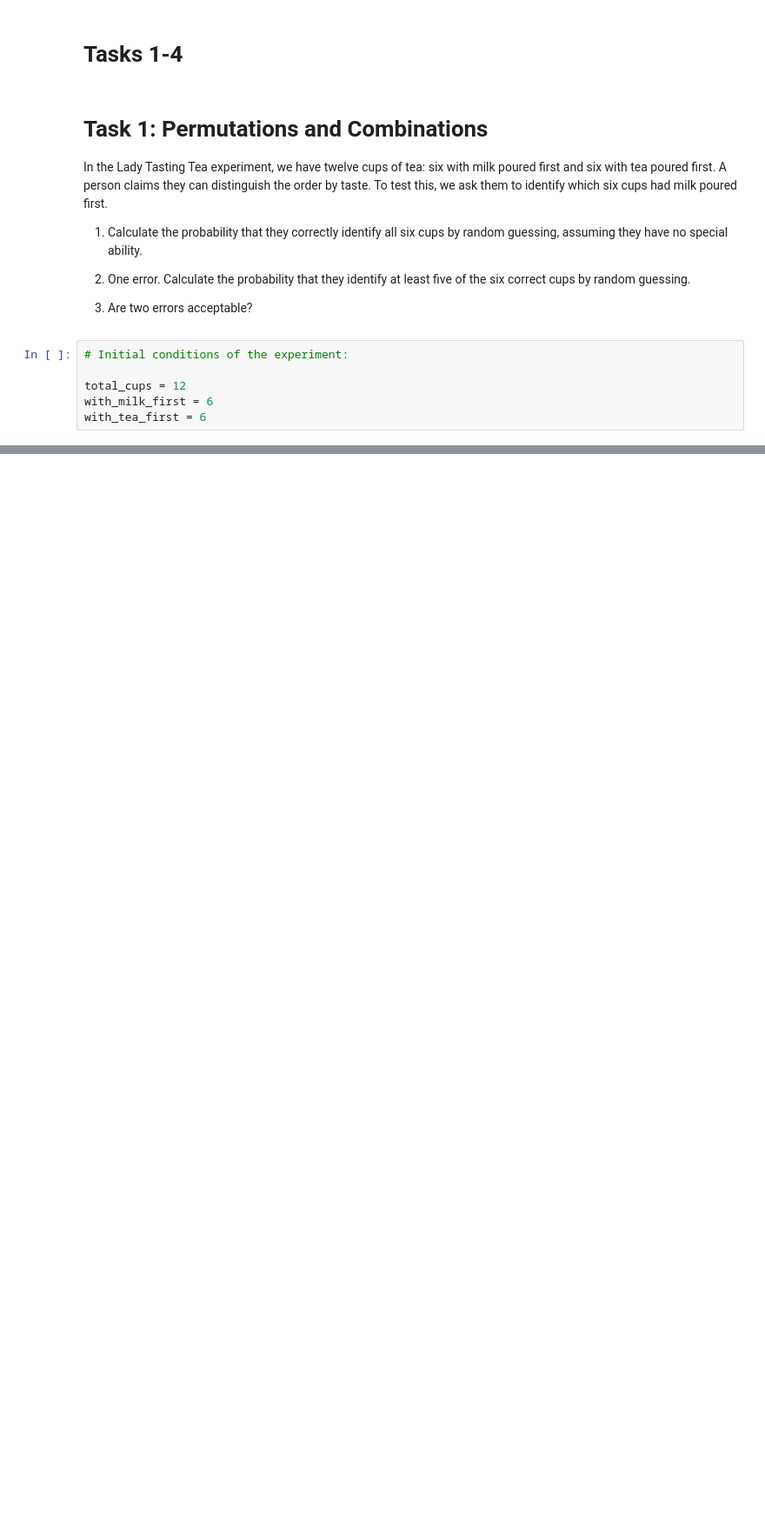
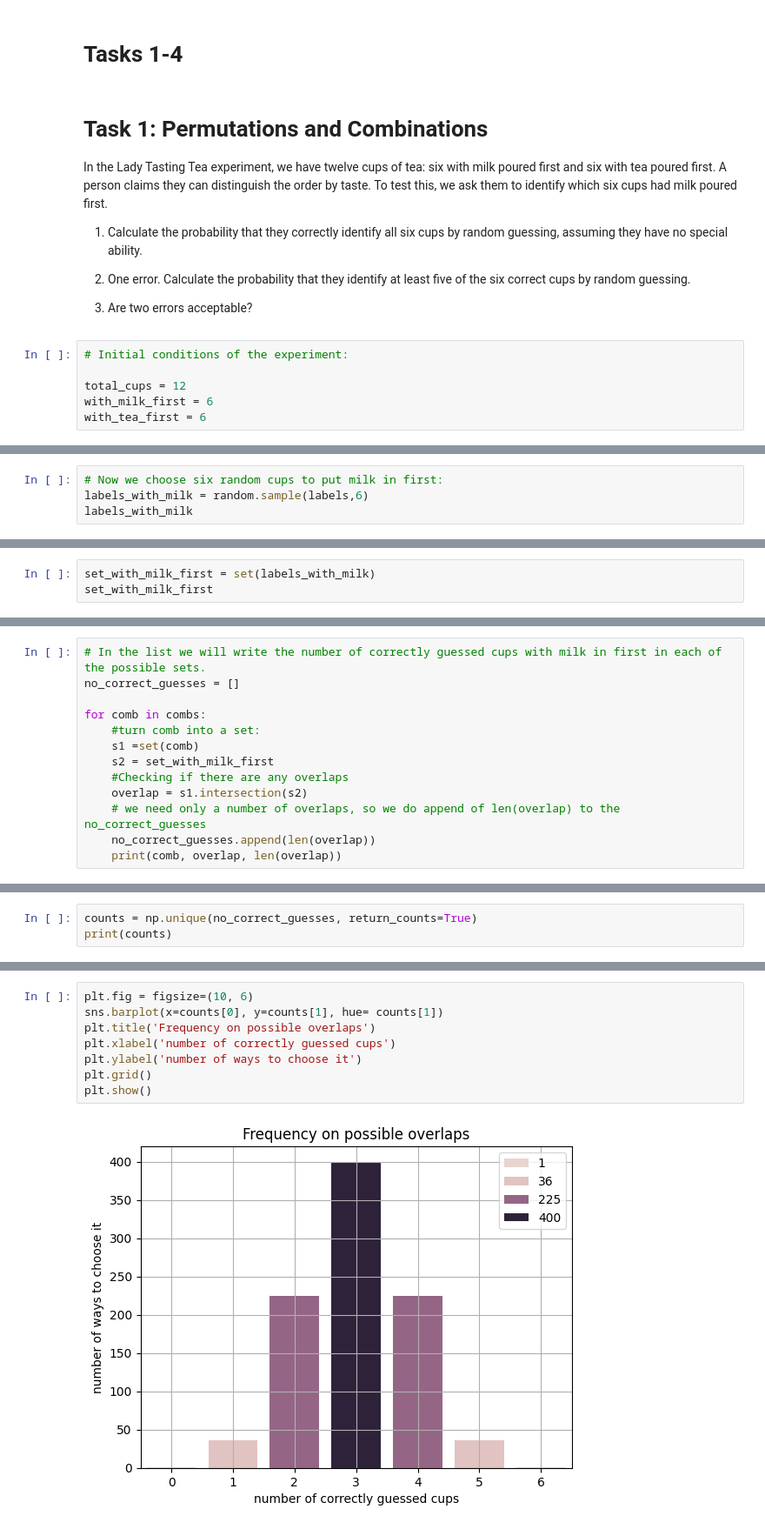
Before and after one commit to Kate-217/applied_statistics_assesment, a Jupyter notebook: tasks.ipynb, the cells around one changed output, grey strips where cells are left out. Shown: that part at 87% size. Drawn from its saved outputs; the diff is of its cells as text; blank space fills up the shorter version.

Commit message:
Frequency on possible overlaps chart

```diff
--- a/tasks.ipynb
+++ b/tasks.ipynb
@@ -35,0 +69,4 @@ total_combinations
+# %%
+# Now we choose six random cups to put milk in first:
+labels_with_milk = random.sample(labels,6)
+labels_with_milk
@@ -35,0 +77,3 @@ total_combinations
+# %%
+set_with_milk_first = set(labels_with_milk)
+set_with_milk_first
@@ -35,0 +86,13 @@ total_combinations
+# %%
+# In the list we will write the number of correctly guessed cups with milk in first in each of the possible sets.
+no_correct_guesses = []
+
+for comb in combs:
+    #turn comb into a set:
+    s1 =set(comb)
+    s2 = set_with_milk_first
+    #Checking if there are any overlaps
+    overlap = s1.intersection(s2)
+    # we need only a number of overlaps, so we do append of len(overlap) to the no_correct_guesses
+    no_correct_guesses.append(len(overlap))
+    print(comb, overlap, len(overlap))
@@ -35,0 +120,3 @@ total_combinations
+# %%
+counts = np.unique(no_correct_guesses, return_counts=True)
+print(counts)
@@ -35,0 +131,10 @@ total_combinations
+# %%
+plt.fig = figsize=(10, 6)
+sns.barplot(x=counts[0], y=counts[1], hue= counts[1])
+plt.title('Frequency on possible overlaps')
+plt.xlabel('number of correctly guessed cups')
+plt.ylabel('number of ways to choose it')
+plt.grid()
+plt.show()
+# %% [output]
+[figure, added]
```
Also changed, not shown: parts of 16 cells of this notebook.
